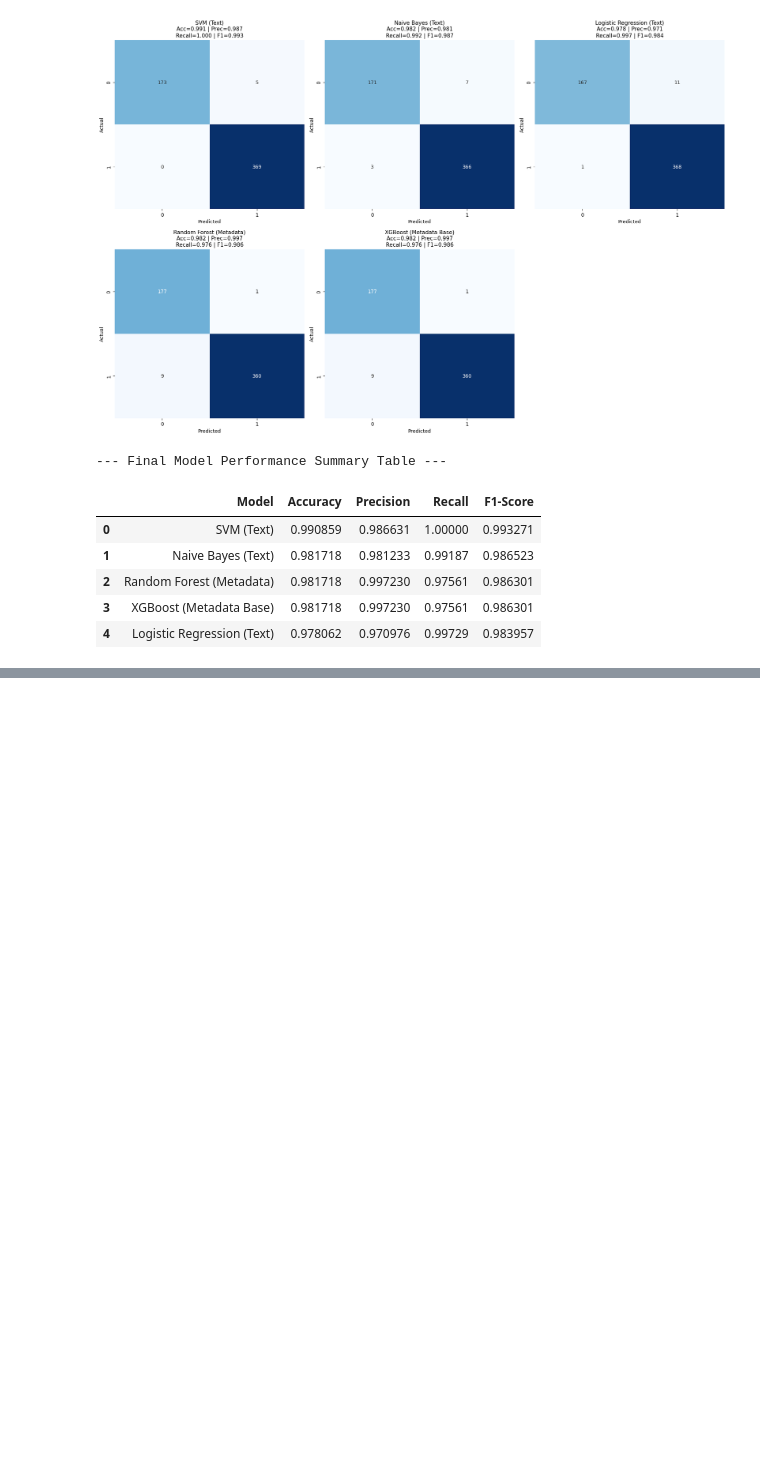
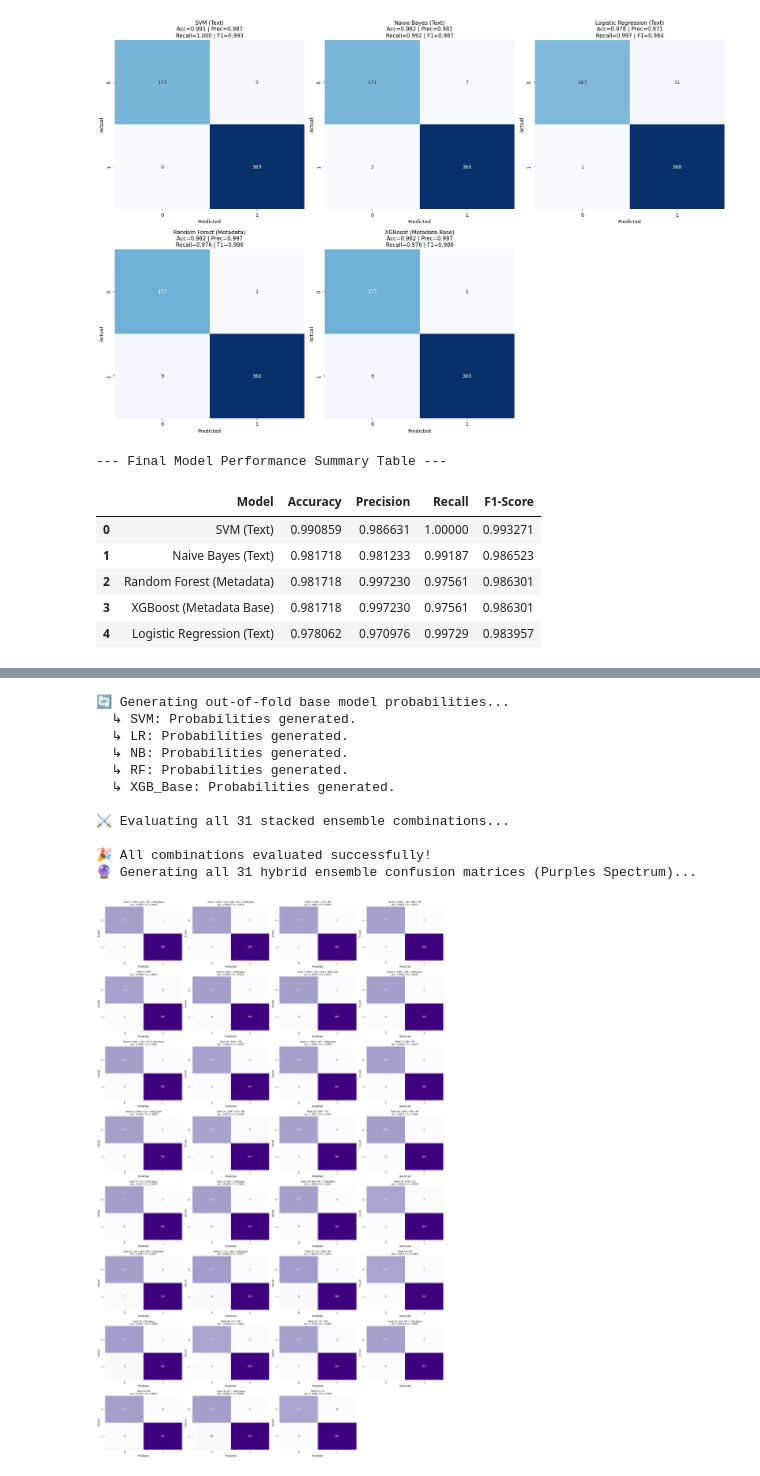
Before and after one commit to Hiagyl/Smishing-Detector, a Jupyter notebook: smishing_detector.ipynb, the cells around one changed output, grey strips where cells are left out. Drawn from its saved outputs; the diff is of its cells as text; code cells hidden in the pictures; blank space fills up the shorter version.

Commit message:
feat: include confusion matrix forensembles

```diff
--- a/smishing_detector.ipynb
+++ b/smishing_detector.ipynb
@@ -151,0 +154,27 @@ To exploit both structural attributes (metadata length, sender profiles) and sem
+# %%
+# ==============================================================================
+# CELL 10: STACKED ENSEMBLE COMBINATION ANALYSIS
+# ==============================================================================
+from sklearn.svm import SVC
+from sklearn.linear_model import LogisticRegression
+from sklearn.naive_bayes import MultinomialNB
+from sklearn.ensemble import RandomForestClassifier
+from xgboost import XGBClassifier
+from src.models.ensemble import evaluate_all_stacked_combinations
+
+# 1. Map models to their corresponding inputs (Text or Metadata)
+base_models_config = {
+    "SVM": (SVC(kernel="linear", probability=True, random_state=42), X_text_train, X_text_test),
+    "LR": (LogisticRegression(max_iter=1000, random_state=42), X_text_train, X_text_test),
+    "NB": (MultinomialNB(), X_text_train, X_text_test),
+    "RF": (RandomForestClassifier(n_estimators=100, random_state=42), X_meta_train, X_meta_test),
+    "XGB_Base": (XGBClassifier(objective="binary:logistic", eval_metric="logloss", random_state=42), X_meta_train, X_meta_test)
+}
+
+# 2. Fire up the backend modular search engine
+stacked_results_df = evaluate_all_stacked_combinations(
+    base_models_config, y_train, y_test)
+
+# 3. Output the ultimate Top 10 configurations for grading
+print("\n🏆 --- Top 10 Stacked Ensemble Combinations --- 🏆")
+stacked_results_df.head(10)
@@ -151,0 +241,27 @@ To exploit both structural attributes (metadata length, sender profiles) and sem
+# %%
+# ==============================================================================
+# CELL 11: GRAND FINALE - ALL 31 ENSEMBLE CONFUSION MATRICES
+# ==============================================================================
+from src.evaluation.metrics import plot_all_ensemble_matrices
+
+# 1. Re-run the ensemble with our new tuple-return setup
+stacked_results_df, train_probs, test_probs = evaluate_all_stacked_combinations(
+    base_models_config, y_train, y_test
+)
+
+# 2. Render the giant master evaluation grid layout
+plot_all_ensemble_matrices(
+    stacked_results_df, train_probs, test_probs, y_train, y_test)
+# %% [output]
+🔄 Generating out-of-fold base model probabilities...
+  ↳ SVM: Probabilities generated.
+  ↳ LR: Probabilities generated.
+  ↳ NB: Probabilities generated.
+  ↳ RF: Probabilities generated.
+  ↳ XGB_Base: Probabilities generated.
+
+⚔️ Evaluating all 31 stacked ensemble combinations...
+
+🎉 All combinations evaluated successfully!
+🔮 Generating all 31 hybrid ensemble confusion matrices (Purples Spectrum)...
+[figure, added]
```
Also changed, not shown: parts of 3 cells of this notebook, 2 other files.
